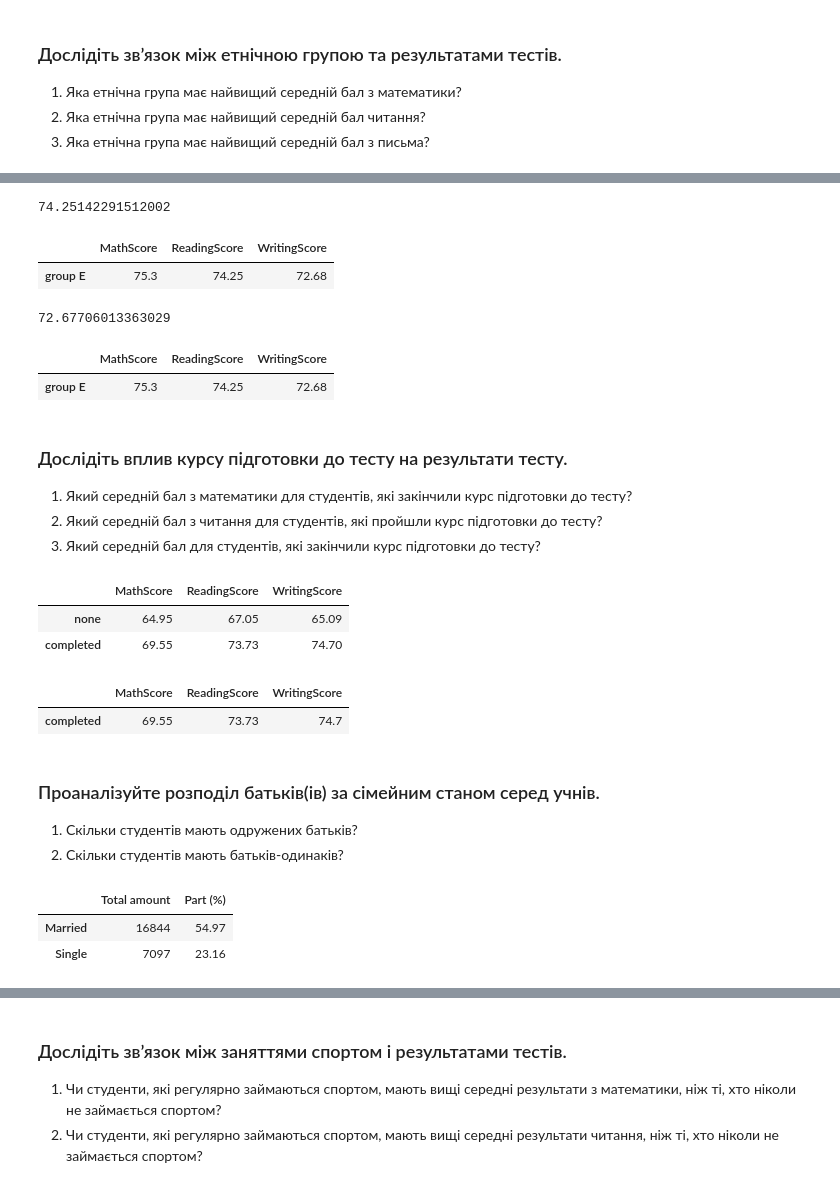
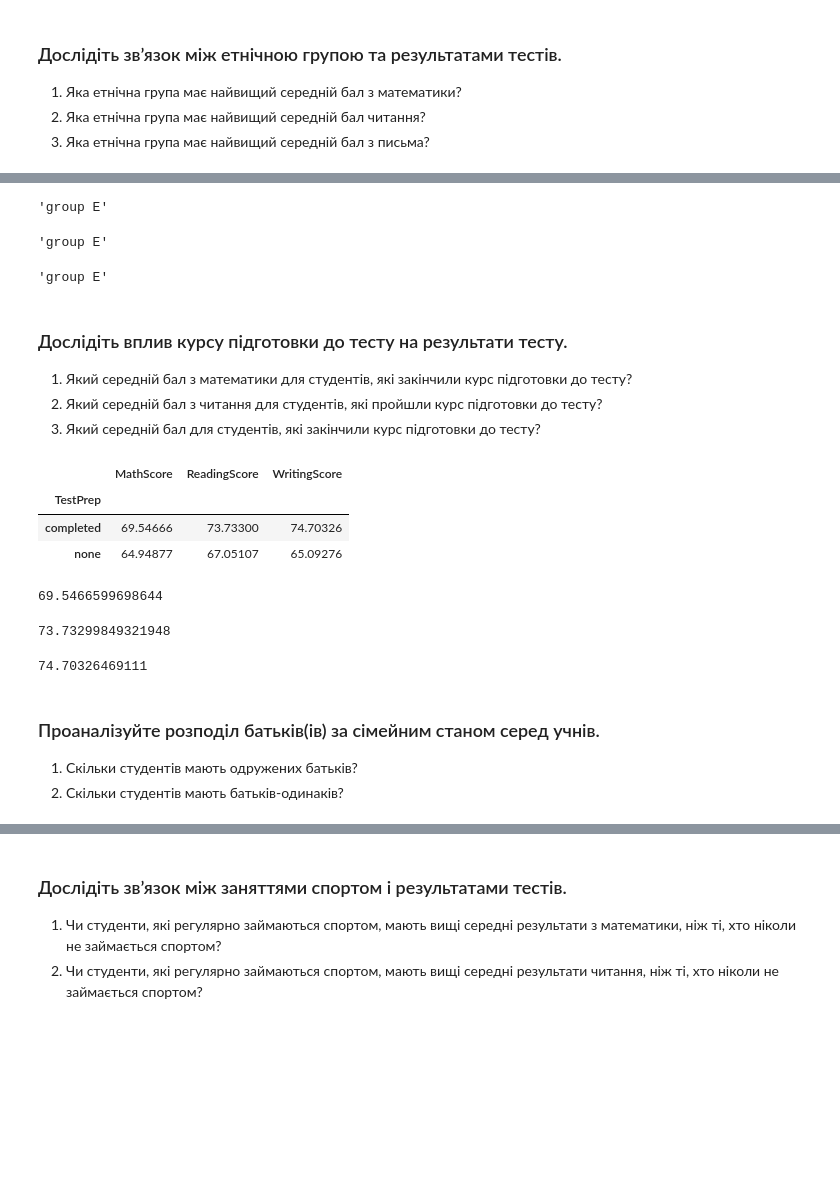
Before and after one commit to Gestya/exam, a Jupyter notebook: exam.ipynb, the cells around one changed output, grey strips where cells are left out. Drawn from its saved outputs; the diff is of its cells as text; code cells hidden in the pictures; blank space fills up the shorter version.

```diff
--- a/exam.ipynb
+++ b/exam.ipynb
@@ -84,63 +73,42 @@ EthnicGroup_df[ EthnicGroup_df['MathScore'] == math_max ]
+# %%
+EthnicGroup_df[['MathScore']].idxmax().values[0]
+# %% [output]
+'group E'
 # %%
-reading_max = EthnicGroup_df['ReadingScore'].max()
-print(reading_max)
-EthnicGroup_df[ EthnicGroup_df['ReadingScore'] == reading_max ]
+EthnicGroup_df[['ReadingScore']].idxmax().values[0]
 # %% [output]
-74.25142291512002
+'group E'
-|  | MathScore | ReadingScore | WritingScore |
-| group E | 75.3 | 74.25 | 72.68 |
 # %%
-writing_max = EthnicGroup_df['WritingScore'].max()
-print(writing_max)
-EthnicGroup_df[ EthnicGroup_df['WritingScore'] == writing_max ]
+EthnicGroup_df[['WritingScore']].idxmax().values[0]
 # %% [output]
-72.67706013363029
+'group E'
-|  | MathScore | ReadingScore | WritingScore |
-| group E | 75.3 | 74.25 | 72.68 |
 # %% [markdown]
 ### Дослідіть вплив курсу підготовки до тесту на результати тесту.
 1. Який середній бал з математики для студентів, які закінчили курс підготовки до тесту?
 1. Який середній бал з читання для студентів, які пройшли курс підготовки до тесту?
 1. Який середній бал для студентів, які закінчили курс підготовки до тесту?
-# %%
-list_of_results = ['none', 'completed']
-list_of_scores = ['MathScore', 'ReadingScore', 'WritingScore']
-
-ROWS = []
-for r in list_of_results:
-    grp_X = students[ students['TestPrep'] == r]
-
-    dct = {}
-    for s in list_of_scores:
-        dct[s] = grp_X[s].mean()
-
-    ROWS.append( dct )
-
-TestPrep_df = pd.DataFrame(ROWS, index=list_of_results)
-TestPrep_df
-# %% [output]
-|  | MathScore | ReadingScore | WritingScore |
-| none | 64.95 | 67.05 | 65.09 |
-| completed | 69.55 | 73.73 | 74.70 |
-# %%
-pd.DataFrame(TestPrep_df.loc['completed'].values, columns=['completed'], index=list_of_scores).T
-# %% [output]
-|  | MathScore | ReadingScore | WritingScore |
-| completed | 69.55 | 73.73 | 74.7 |
+# %%
+pd.set_option('display.precision', 5)
+TestPrep_df = students[['TestPrep', 'MathScore', 'ReadingScore', 'WritingScore']].groupby('TestPrep').mean()
+TestPrep_df
+# %% [output]
+|  | MathScore | ReadingScore | WritingScore |
+| TestPrep |  |  |  |
+| completed | 69.54666 | 73.73300 | 74.70326 |
+| none | 64.94877 | 67.05107 | 65.09276 |
+# %%
+TestPrep_df[TestPrep_df.index == 'completed']['MathScore'].completed
+# %% [output]
+69.5466599698644
+# %%
+TestPrep_df[TestPrep_df.index == 'completed']['ReadingScore'].completed
+# %% [output]
+73.73299849321948
+# %%
+TestPrep_df[TestPrep_df.index == 'completed']['WritingScore'].completed
+# %% [output]
+74.70326469111
 # %% [markdown]
 ### Проаналізуйте розподіл батьків(ів) за сімейним станом серед учнів.
 1. Скільки студентів мають одружених батьків?
 1. Скільки студентів мають батьків-одинаків?
-# %%
-pd.set_option('display.precision', 2)
-
-# single / married
-married = len(students[ students['ParentMaritalStatus'] == 'married' ])
-single = len(students[ students['ParentMaritalStatus'] == 'single' ])
-dct = {'Total amount': [married, single], 'Part (%)': [married / total_size * 100., single / total_size * 100.]}
-
-pd.DataFrame(dct, index=['Married', 'Single'])
-# %% [output]
-|  | Total amount | Part (%) |
-| Married | 16844 | 54.97 |
-| Single | 7097 | 23.16 |
```
Also changed, not shown: parts of 17 cells of this notebook.
